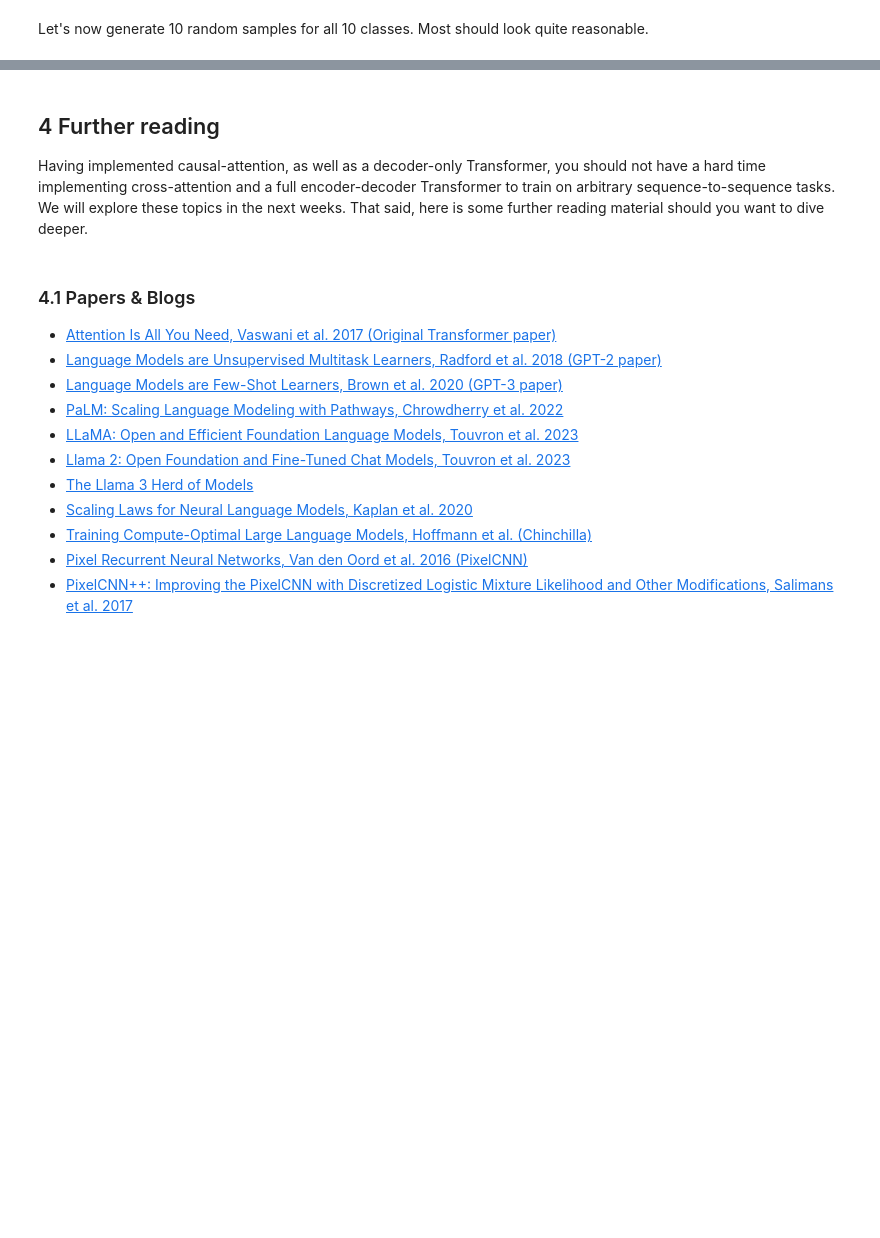
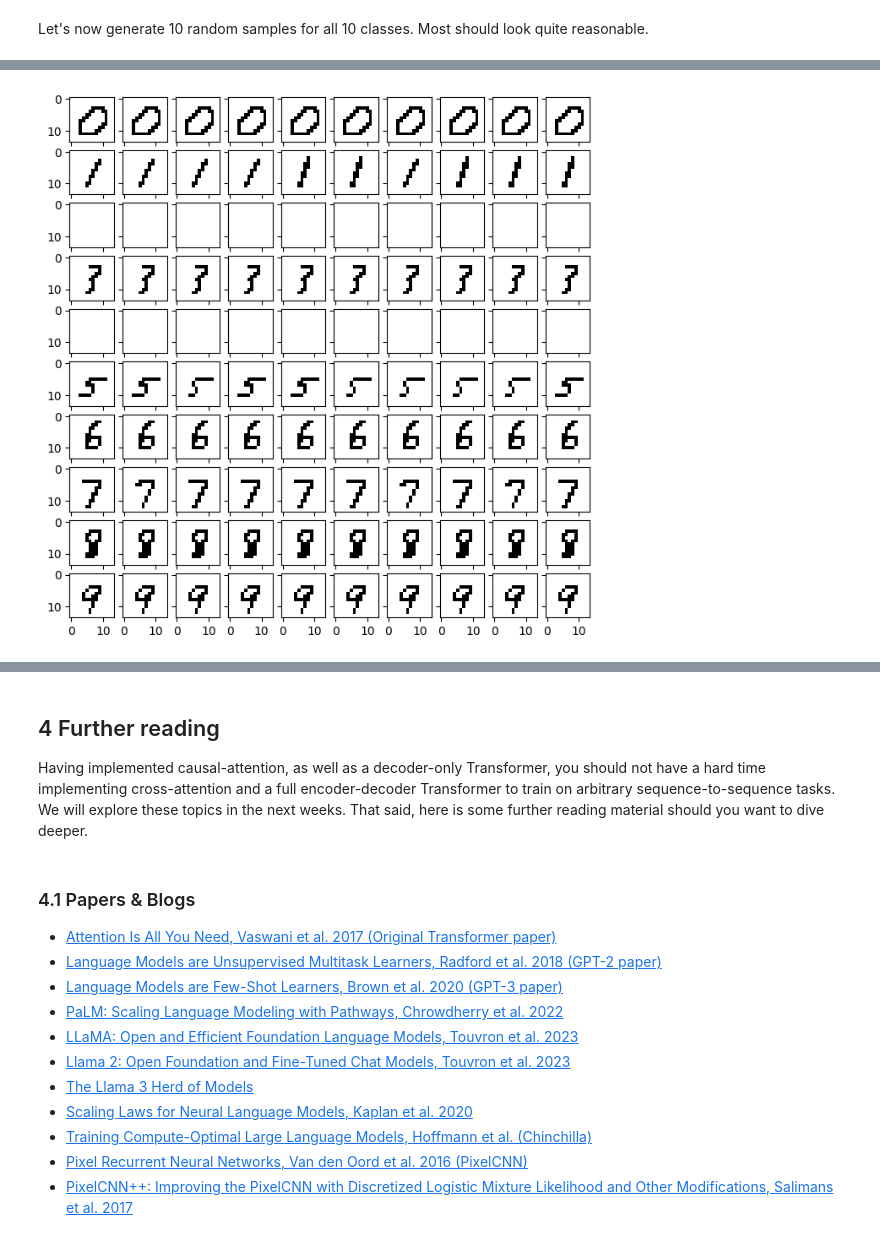
Before and after one commit to TheGuyWithoutH/FondationModels, a Jupyter notebook: notebooks/CS503_FM_part1_nanoGPT.ipynb, the cells around one changed output, grey strips where cells are left out. Drawn from its saved outputs; the diff is of its cells as text; code cells hidden in the pictures; blank space fills up the shorter version.

```diff
--- a/notebooks/CS503_FM_part1_nanoGPT.ipynb
+++ b/notebooks/CS503_FM_part1_nanoGPT.ipynb
@@ -480,3 +490,7 @@ generate_samples(model, temp=0.7, top_p=0.9, top_k=0.0)
+# %%
+generate_samples(model, temp=0.7, top_p=0.2, top_k=0.0)
+# %% [output]
+[figure, added]
 # %% [markdown]
 ### 3.5 Open-ended questions (5 points each)
 
```
Also changed, not shown: parts of 13 cells of this notebook, 11 other files.
